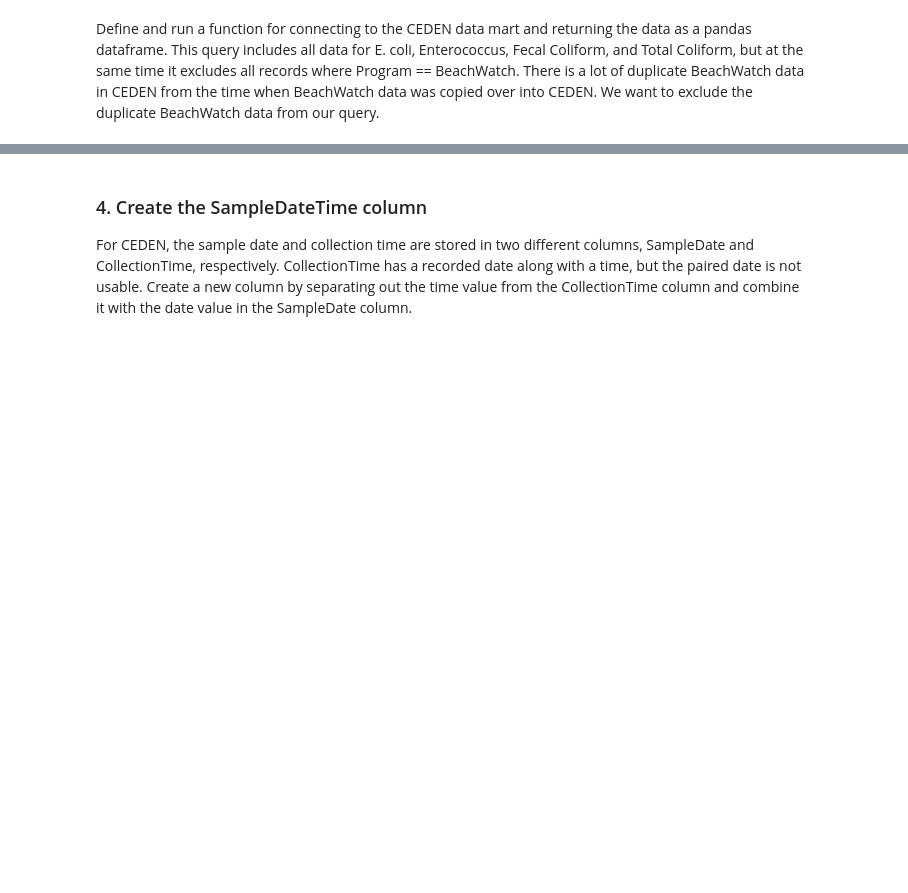
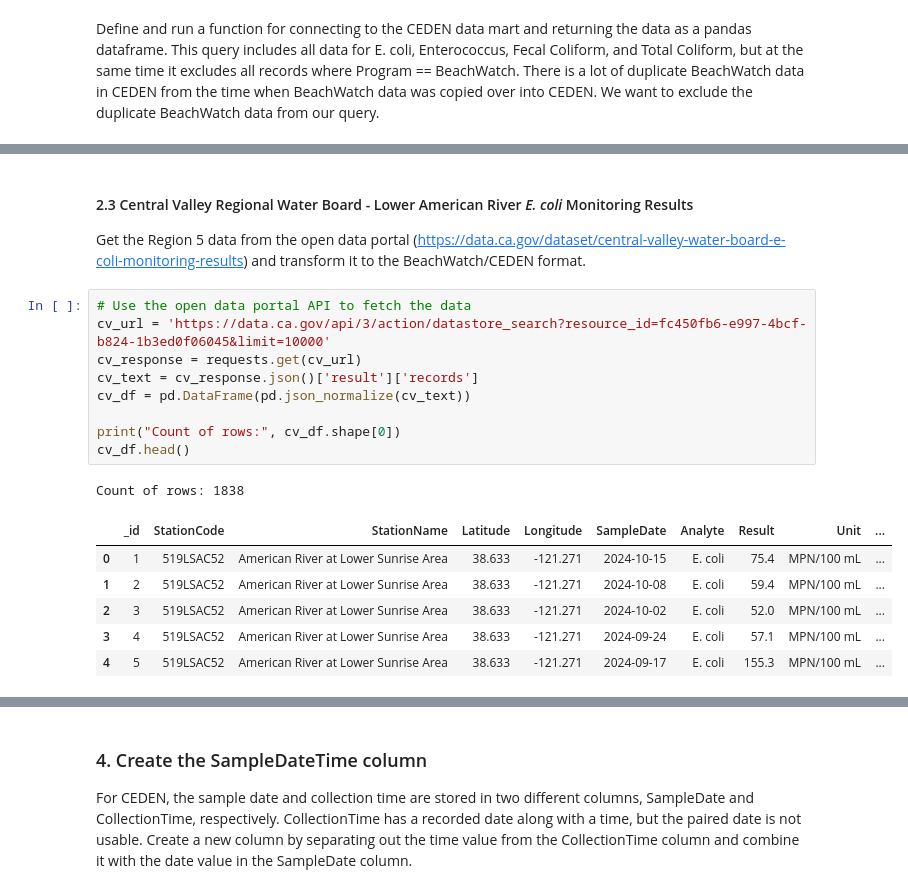
Before and after one commit to mmtang/safe-to-swim-v2-data, a Jupyter notebook: SafeToSwim-v2-data.ipynb, the cells around one changed output, grey strips where cells are left out. Saved outputs shown, nothing was run; the diff lists cells and outputs as text; blank space fills up the shorter version.

Commit message:
added r5 data, some bug fixes, updated gitignore

```diff
--- a/SafeToSwim-v2-data.ipynb
+++ b/SafeToSwim-v2-data.ipynb
@@ -98,0 +123,20 @@ ceden_df.head()
+# %% [markdown]
+#### 2.3 Central Valley Regional Water Board - Lower American River *E. coli* Monitoring Results
+Get the Region 5 data from the open data portal (https://data.ca.gov/dataset/central-valley-water-board-e-coli-monitoring-results) and transform it to the BeachWatch/CEDEN format.
+# %%
+# Use the open data portal API to fetch the data
+cv_url = 'https://data.ca.gov/api/3/action/datastore_search?resource_id=fc450fb6-e997-4bcf-b824-1b3ed0f06045&limit=10000'
+cv_response = requests.get(cv_url)
+cv_text = cv_response.json()['result']['records']
+cv_df = pd.DataFrame(pd.json_normalize(cv_text))
+
+print("Count of rows:", cv_df.shape[0])
+cv_df.head()
+# %% [output]
+Count of rows: 1838
+|  | _id | StationCode | StationName | Latitude | Longitude | SampleDate | Analyte | Result | Unit | ... |
+| 0 | 1 | 519LSAC52 | American River at Lower Sunrise Area | 38.633 | -121.271 | 2024-10-15 | E. coli | 75.4 | MPN/100 mL | ... |
+| 1 | 2 | 519LSAC52 | American River at Lower Sunrise Area | 38.633 | -121.271 | 2024-10-08 | E. coli | 59.4 | MPN/100 mL | ... |
+| 2 | 3 | 519LSAC52 | American River at Lower Sunrise Area | 38.633 | -121.271 | 2024-10-02 | E. coli | 52.0 | MPN/100 mL | ... |
+| 3 | 4 | 519LSAC52 | American River at Lower Sunrise Area | 38.633 | -121.271 | 2024-09-24 | E. coli | 57.1 | MPN/100 mL | ... |
+| 4 | 5 | 519LSAC52 | American River at Lower Sunrise Area | 38.633 | -121.271 | 2024-09-17 | E. coli | 155.3 | MPN/100 mL | ... |
```
Also changed, not shown: parts of 35 cells of this notebook, 1 other file.
